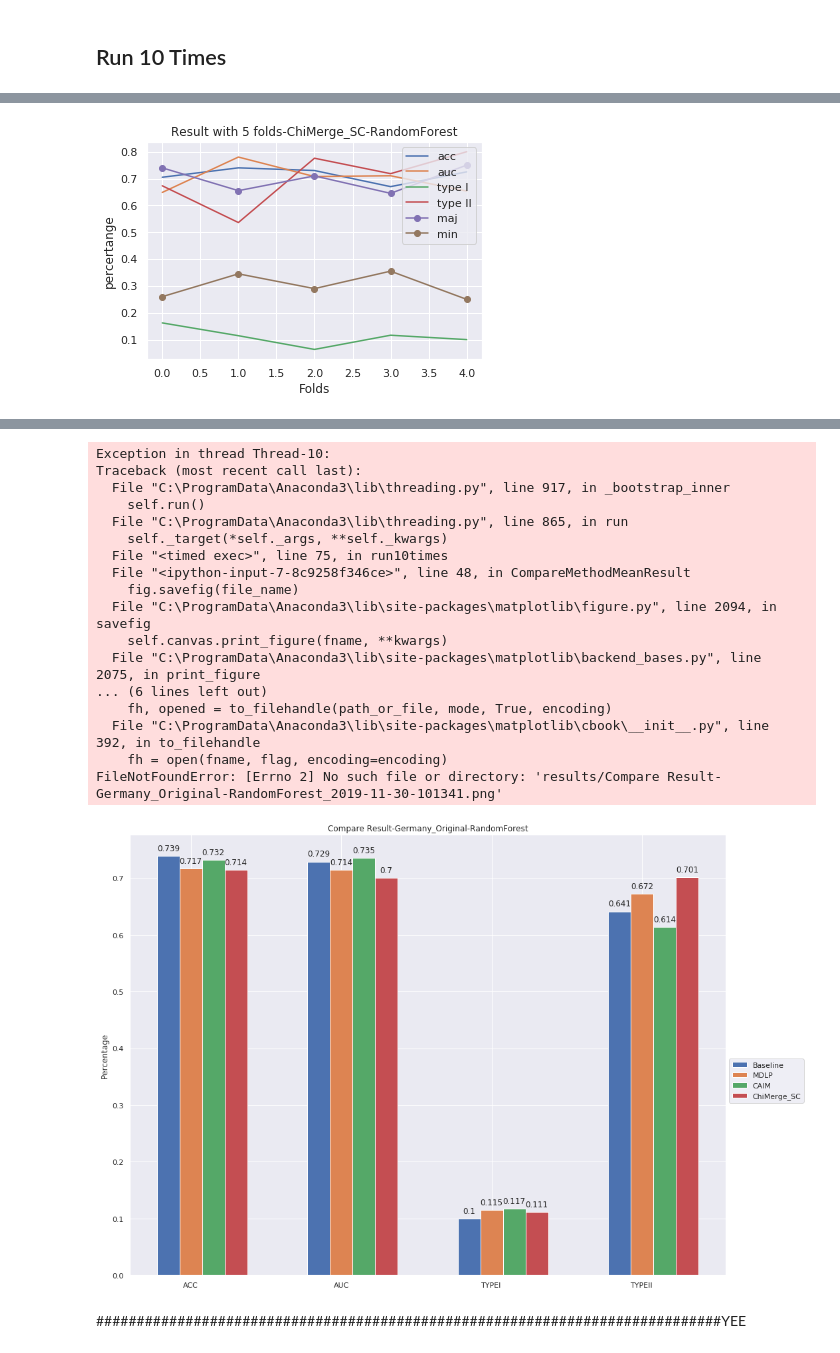
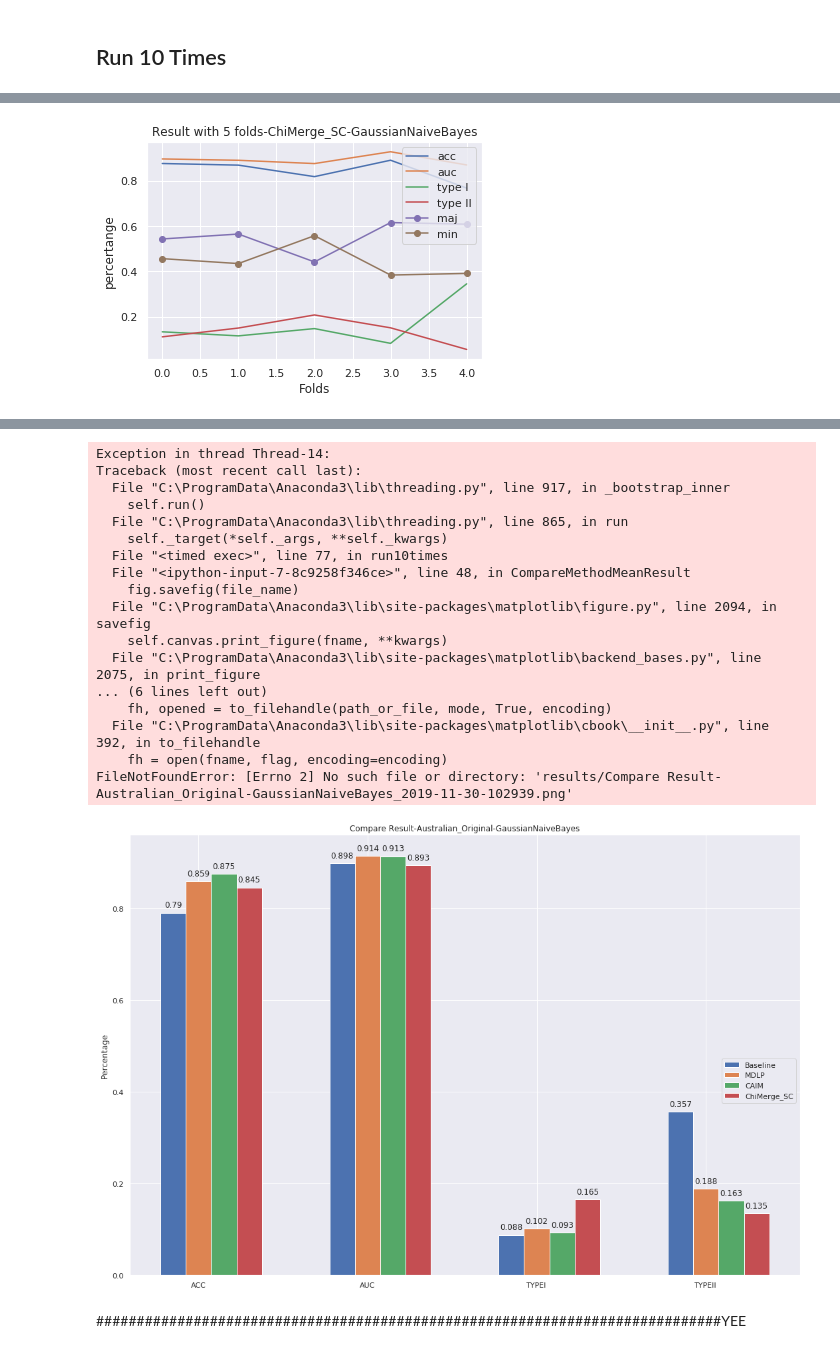
Before and after one commit to BanNel/Discretize_Classification, a Jupyter notebook: Discretization Classification 2.0(Template) - KFold.ipynb, the cells around one changed output, grey strips where cells are left out. Cells and saved outputs as stored; diff of their text form; code cells hidden in the pictures.

```diff
--- a/Discretization Classification 2.0(Template) - KFold.ipynb
+++ b/Discretization Classification 2.0(Template) - KFold.ipynb
@@ -33,7 +33,7 @@ lock = Lock()
 ## Import Data
 # %%
 # Load Data
-data_name = "Germany_Original"
+data_name = "Australian_Original"
 # data_name = "Australian_Original"
 
 if data_name == "Tsai_Original":
@@ -426,6 +427,8 @@ RandomForest = RandomForestClassifier()
 logisticRegression = LogisticRegression()
 mlp = MLPClassifier()
 xgBoost = xgb.XGBClassifier()
+GaussianNaiveBayes = GaussianNB()
+
 
 ##########################################
 #svmpoly = SVC(kernel='poly', probability=True)
@@ -511,7 +514,7 @@ def run10times(classifier_list,classifier_name_list):
 
         file_time = time.strftime("%Y-%m-%d-%H%M%S", time.localtime())
         file_name = "Classifier_result_list_{fold}Fold_{data_name}_{method}_{file_timeA}.xlsx".format(fold = fold, file_timeA = file_time,data_name=data_name,method=clf_name)
-        pd.DataFrame(result_with_method).to_excel(file_name)
+        pd.DataFrame(result_with_method).to_excel("resultexcel/"+file_name)
 
 
         # Thread Unlock
@@ -527,9 +530,11 @@ t4 = Thread(target=run10times,args=(RandomForest,"RandomForest"))
 t5 = Thread(target=run10times,args=(logisticRegression,"logisticRegression"))
 t6 = Thread(target=run10times,args=(mlp,"mlp"))
 t7 = Thread(target=run10times,args=(xgBoost,"xgBoost"))
+t8 = Thread(target=run10times,args=(GaussianNaiveBayes,"GaussianNaiveBayes"))
+
 
 #thread_list = [t0,t1,t2,t3,t4,t5,t6,t7]
-thread_list = [t4]
+thread_list = [t8]
 
 #程式開始
 for item in thread_list:
@@ -591 +596 @@ Mean TypeI[0.16216216216216217, 0.11450381679389313, 0.06338028169014084, 0.1162
-[figure, old version]
+[figure, new version]
@@ -596,21 +601,21 @@ Wall time: 8.64 s
-Exception in thread Thread-10:
+Exception in thread Thread-14:
 Traceback (most recent call last):
   File "C:\ProgramData\Anaconda3\lib\threading.py", line 917, in _bootstrap_inner
     self.run()
   File "C:\ProgramData\Anaconda3\lib\threading.py", line 865, in run
     self._target(*self._args, **self._kwargs)
-  File "<timed exec>", line 75, in run10times
+  File "<timed exec>", line 77, in run10times
   File "<ipython-input-7-8c9258f346ce>", line 48, in CompareMethodMeanResult
     fig.savefig(file_name)
   File "C:\ProgramData\Anaconda3\lib\site-packages\matplotlib\figure.py", line 2094, in savefig
     self.canvas.print_figure(fname, **kwargs)
   File "C:\ProgramData\Anaconda3\lib\site-packages\matplotlib\backend_bases.py", line 2075, in print_figure
 ... (6 lines left out)
     fh, opened = to_filehandle(path_or_file, mode, True, encoding)
   File "C:\ProgramData\Anaconda3\lib\site-packages\matplotlib\cbook\__init__.py", line 392, in to_filehandle
     fh = open(fname, flag, encoding=encoding)
-FileNotFoundError: [Errno 2] No such file or directory: 'results/Compare Result-Germany_Original-RandomForest_2019-11-30-101341.png'
+FileNotFoundError: [Errno 2] No such file or directory: 'results/Compare Result-Australian_Original-GaussianNaiveBayes_2019-11-30-102939.png'
-[figure, old version]
+[figure, new version]
 # %% [markdown]
 #############################################################################YEE
 # %% [markdown]
```
Also changed, not shown: parts of 4 cells of this notebook, 39 other files.
